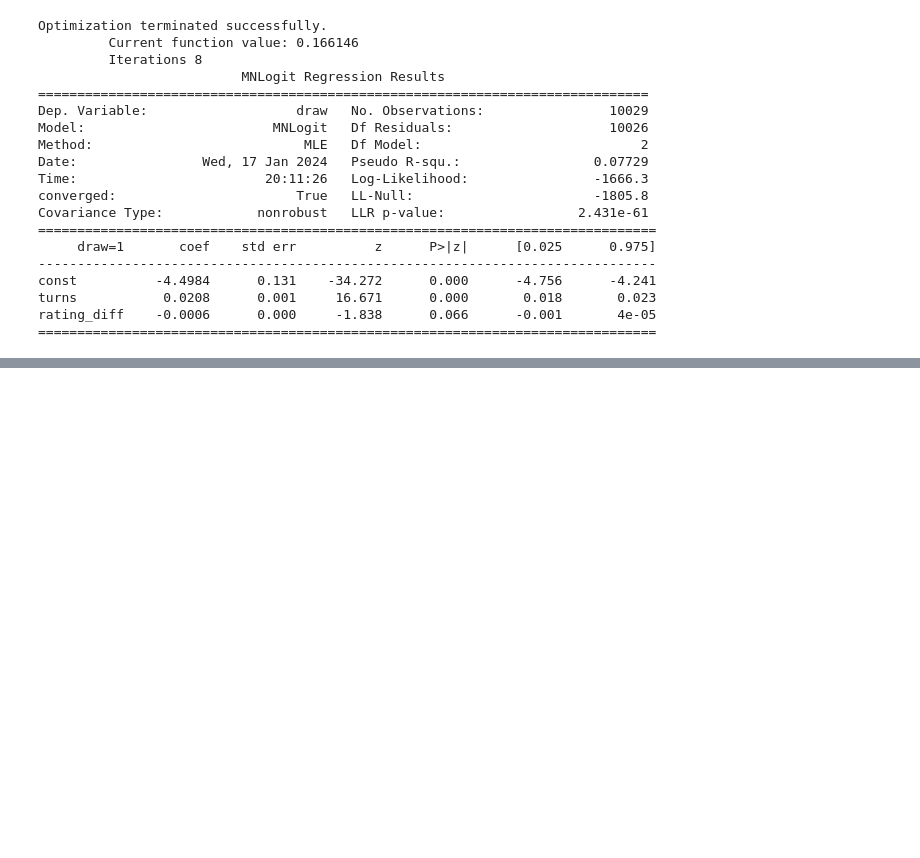
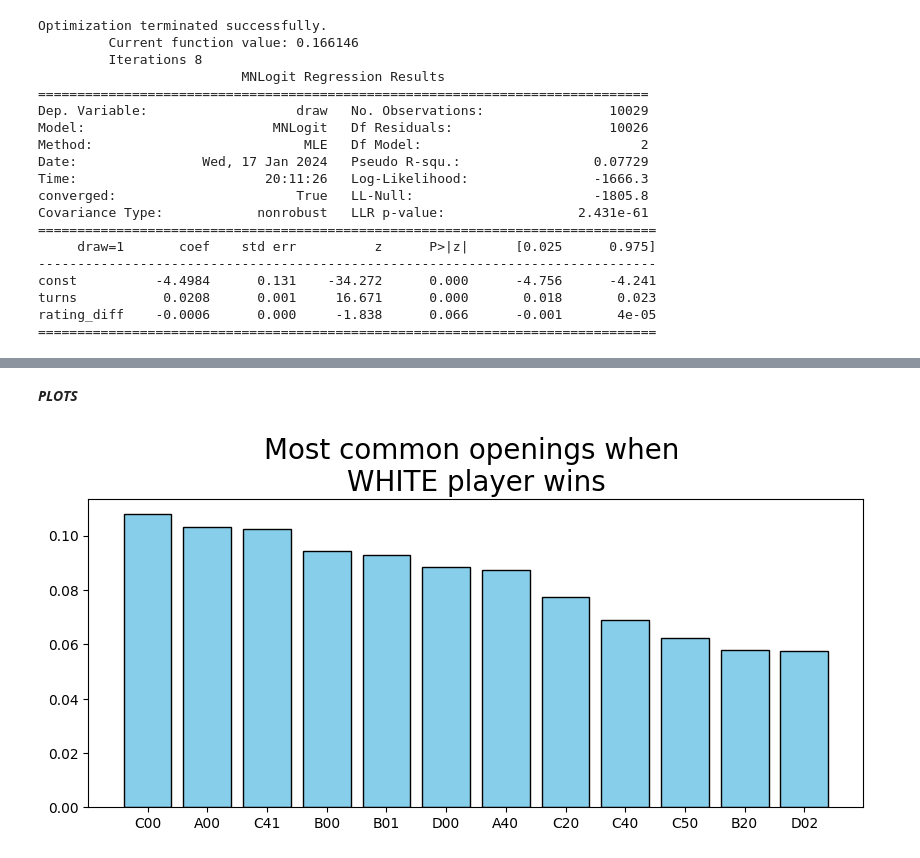
Before and after one commit to andreamurari/chess_project_off, a Jupyter notebook: chess_project_off.ipynb, the cells around one changed output, grey strips where cells are left out. Cells and saved outputs as stored; diff of their text form; code cells hidden in the pictures; blank space fills up the shorter version.

```diff
--- a/chess_project_off.ipynb
+++ b/chess_project_off.ipynb
@@ -396,0 +404,7 @@ rating_diff    -0.0006      0.000     -1.838      0.066      -0.001       4e-05
+# %%
+common_openings_white_win_mask = white_win_df['opening_eco'].value_counts('pct') > 0.02
+co_white_win_df = white_win_df['opening_eco'].value_counts()[common_openings_white_win_mask]
+
+co_white_win_pct_df = co_white_win_df / co_white_win_df.sum()
+
+co_white_win_pct_df
@@ -396,0 +469,10 @@ rating_diff    -0.0006      0.000     -1.838      0.066      -0.001       4e-05
+# %% [markdown]
+***PLOTS***
+# %%
+plt.figure(figsize = (10,4))
+plt.bar(co_white_win_pct_df.index, co_white_win_pct_df, color = ('skyblue'), edgecolor = 'black')
+plt.title('Most common openings when \nWHITE player wins', fontdict={'fontsize':'20'})
+
+plt.show()
+# %% [output]
+[figure, added]
```
Also changed, not shown: parts of 15 cells of this notebook.
